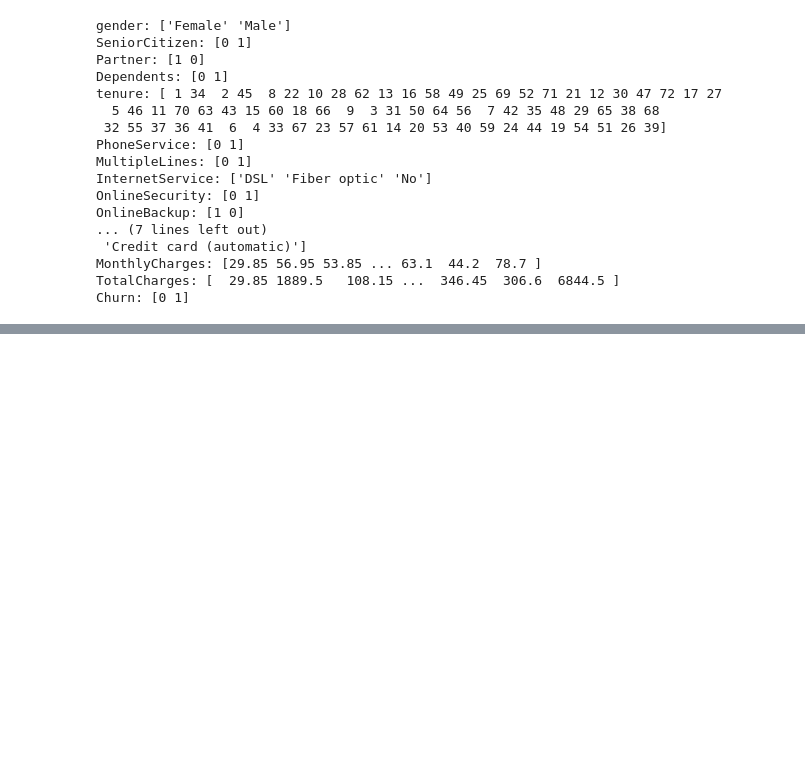
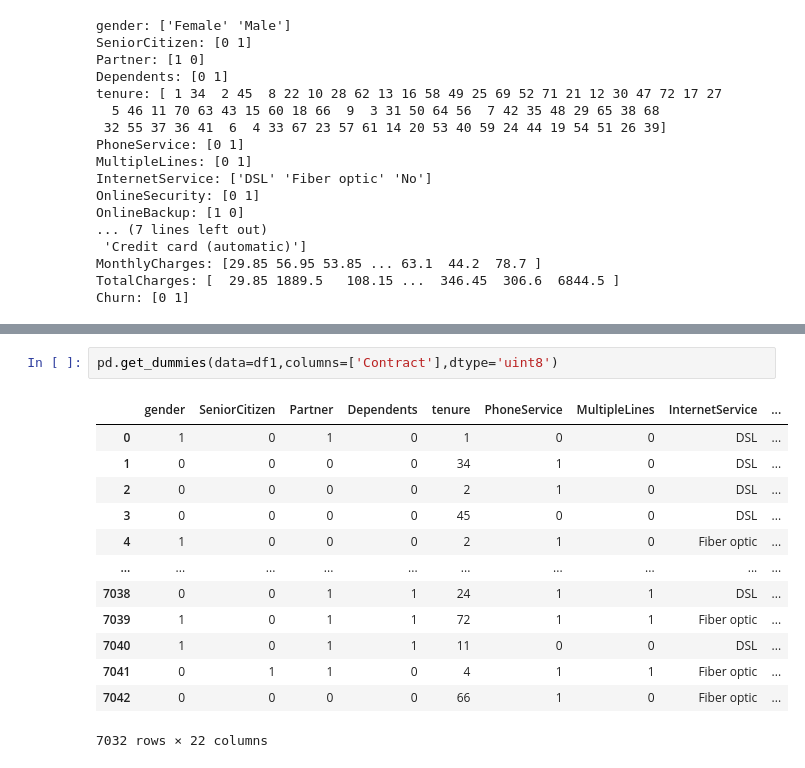
Before and after one commit to gulshan0201/ANN_Project, a Jupyter notebook: main.ipynb, the cells around one changed output, grey strips where cells are left out. Saved outputs shown, nothing was run; the diff lists cells and outputs as text; blank space fills up the shorter version.

```diff
--- a/main.ipynb
+++ b/main.ipynb
@@ -269,0 +304,16 @@ Churn: [0 1]
+# %%
+pd.get_dummies(data=df1,columns=['Contract'],dtype='uint8')
+# %% [output]
+|  | gender | SeniorCitizen | Partner | Dependents | tenure | PhoneService | MultipleLines | InternetService | ... |
+| 0 | 1 | 0 | 1 | 0 | 1 | 0 | 0 | DSL | ... |
+| 1 | 0 | 0 | 0 | 0 | 34 | 1 | 0 | DSL | ... |
+| 2 | 0 | 0 | 0 | 0 | 2 | 1 | 0 | DSL | ... |
+| 3 | 0 | 0 | 0 | 0 | 45 | 0 | 0 | DSL | ... |
+| 4 | 1 | 0 | 0 | 0 | 2 | 1 | 0 | Fiber optic | ... |
+| ... | ... | ... | ... | ... | ... | ... | ... | ... | ... |
+| 7038 | 0 | 0 | 1 | 1 | 24 | 1 | 1 | DSL | ... |
+| 7039 | 1 | 0 | 1 | 1 | 72 | 1 | 1 | Fiber optic | ... |
+| 7040 | 1 | 0 | 1 | 1 | 11 | 0 | 0 | DSL | ... |
+| 7041 | 0 | 1 | 1 | 0 | 4 | 1 | 1 | Fiber optic | ... |
+| 7042 | 0 | 0 | 0 | 0 | 66 | 1 | 0 | Fiber optic | ... |
+7032 rows × 22 columns
```
Also changed, not shown: parts of 4 cells of this notebook.
